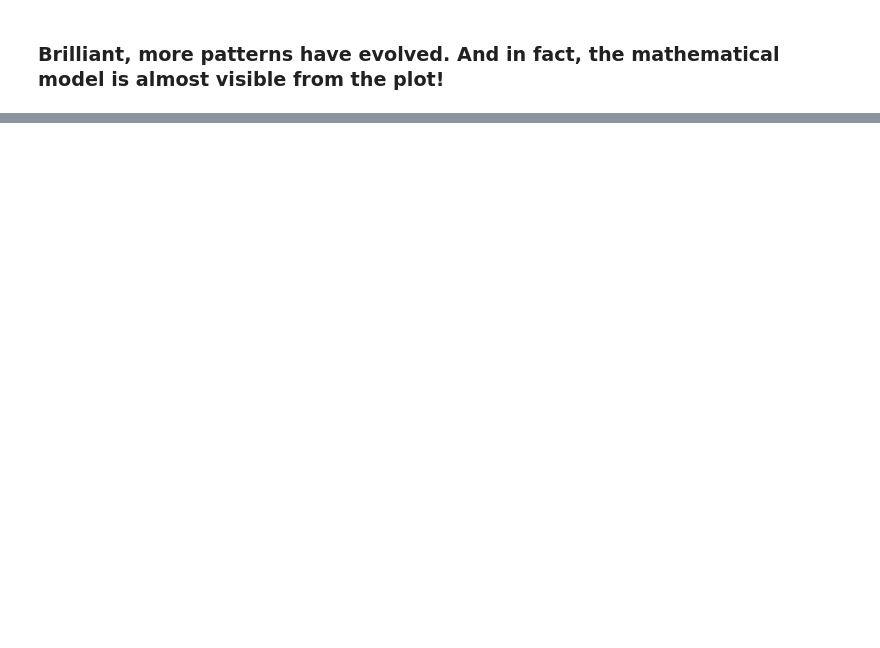
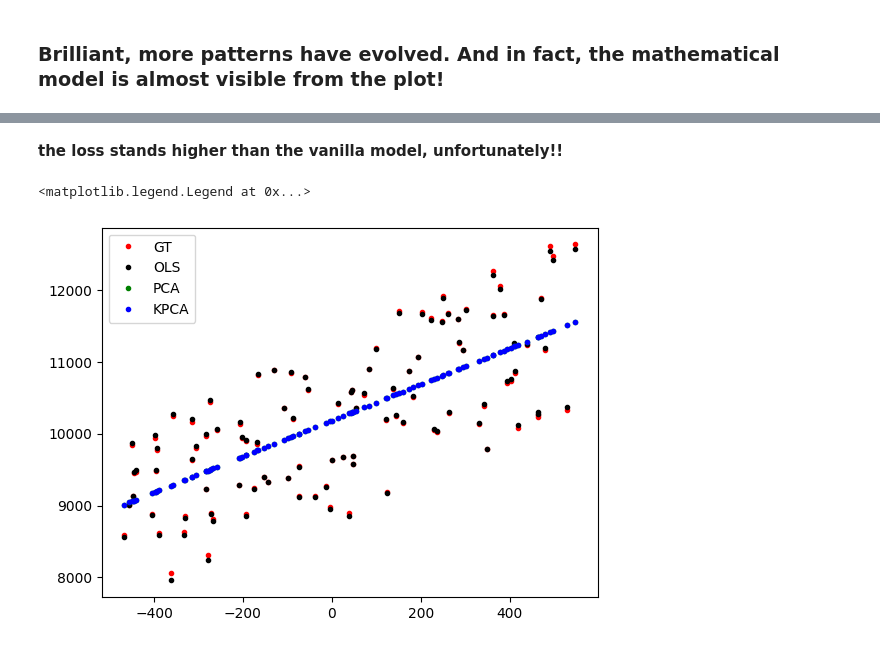
Before and after one commit to sudarsun/DA5401-2024, a Jupyter notebook: Assignment3-Solution.ipynb, the cells around one changed output, grey strips where cells are left out. Cells and saved outputs as stored; diff of their text form; code cells hidden in the pictures; blank space fills up the shorter version.

```diff
--- a/Assignment3-Solution.ipynb
+++ b/Assignment3-Solution.ipynb
@@ -122,0 +202,7 @@ sb.pairplot(df)
+# %%
+model3 = linear_model.LinearRegression()
+model3.fit(xx_transformed_k, yy)
+yhat3 = model3.predict(xx_transformed_k)
+loss3 = SSE(yy, yhat3)
+print("Beta :", model3.coef_, " Bias :", model3.intercept_)
+print("Loss :",loss2)
@@ -122,0 +212,12 @@ sb.pairplot(df)
+# %% [markdown]
+__the loss stands higher than the vanilla model, unfortunately!!__
+# %%
+plt.plot(xx[:,1], yy, 'r.')
+plt.plot(xx[:,1],yhat, 'k.')
+plt.plot(xx[:,1],yhat2, 'g.')
+plt.plot(xx[:,1],yhat3, 'b.')
+
+plt.legend(['GT', 'OLS', 'PCA', 'KPCA'], loc='upper left')
+# %% [output]
+<matplotlib.legend.Legend at 0x...>
+[figure, added]
```
Also changed, not shown: parts of 20 cells of this notebook, 1 other file.
